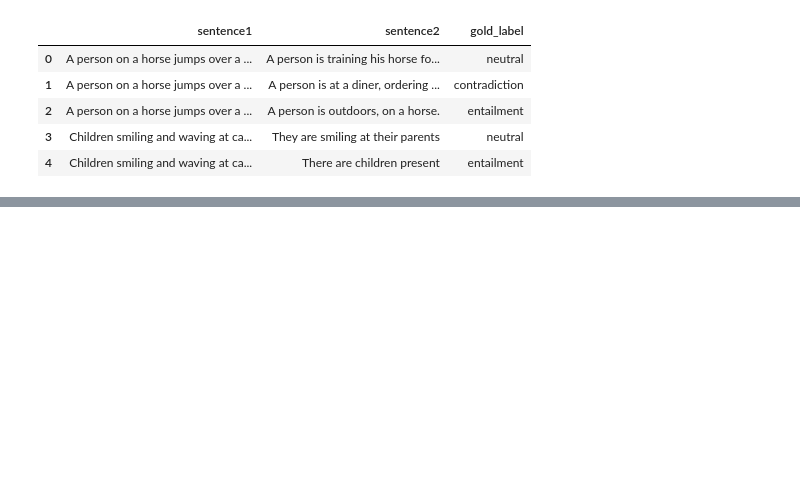
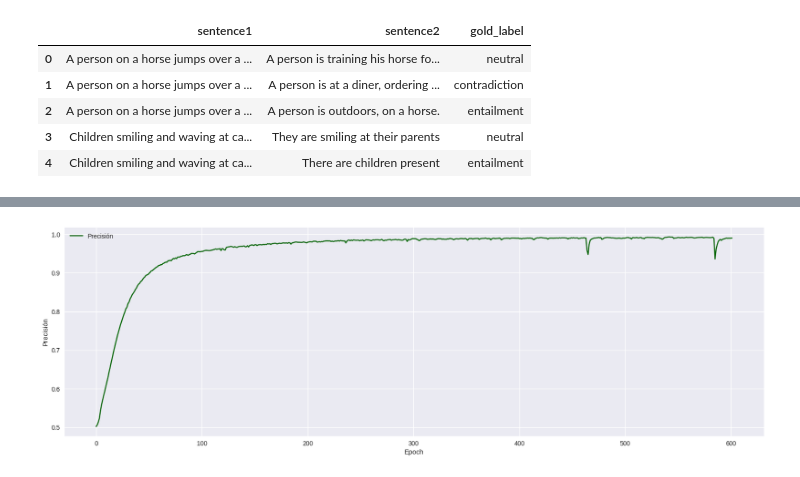
Before and after one commit to Manditar2/NLI-con-red-neuronal-LSTM, a Jupyter notebook: Proyecto_data_science.ipynb, the cells around one changed output, grey strips where cells are left out. Cells and saved outputs as stored; diff of their text form; code cells hidden in the pictures; blank space fills up the shorter version.

```diff
--- a/Proyecto_data_science.ipynb
+++ b/Proyecto_data_science.ipynb
@@ -264,0 +338,31 @@ def gloveWork(archivo,vocabulario):
+# %%
+m.compile(loss="binary_crossentropy",optimizer='adam',metrics=[TruePositives(name='tp'),
+                                                                     FalsePositives(name='fp'),
+                                                                     TrueNegatives(name='tn'),
+                                                                     FalseNegatives(name='fn'),
+                                                                     "accuracy",
+                                                                     Precision(name='precision'),
+                                                                     Recall(name='recall'),
+                                                                     AUC(name = "AUC")])
+# %%
+earlyStopping = EarlyStopping(monitor = 'loss', patience = 60, mode = 'min', restore_best_weights = True)
+# %%
+history_training = m.fit(data_tokenizada,etiquetas,
+                         epochs= 2500,
+                         batch_size = 1024,
+                         use_multiprocessing=True,
+                         workers=-1,
+                         callbacks=[earlyStopping])
+# %%
+import matplotlib as mpl
+def draw_plot(data,c, type_data):
+  mpl.style.use('seaborn')
+  plt.figure(figsize = (20, 6))
+  plt.plot(data,c, label= type_data)
+  plt.xlabel('Epoch')
+  plt.ylabel(type_data)
+  plt.legend()
+# %%
+draw_plot(history_training.history['accuracy'],"darkgreen", "Precisión")
+# %% [output]
+[figure, added]
```
Also changed, not shown: parts of 40 cells of this notebook.
